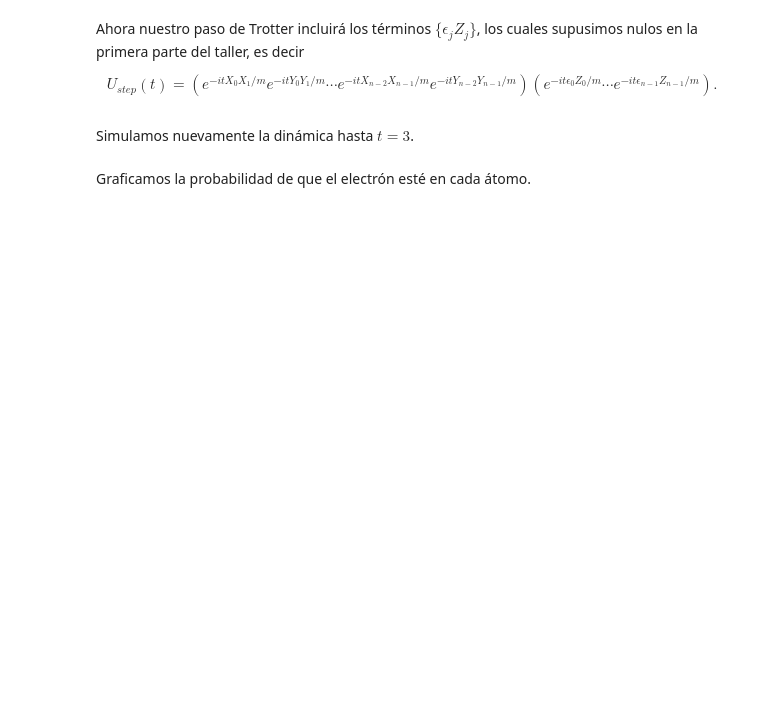
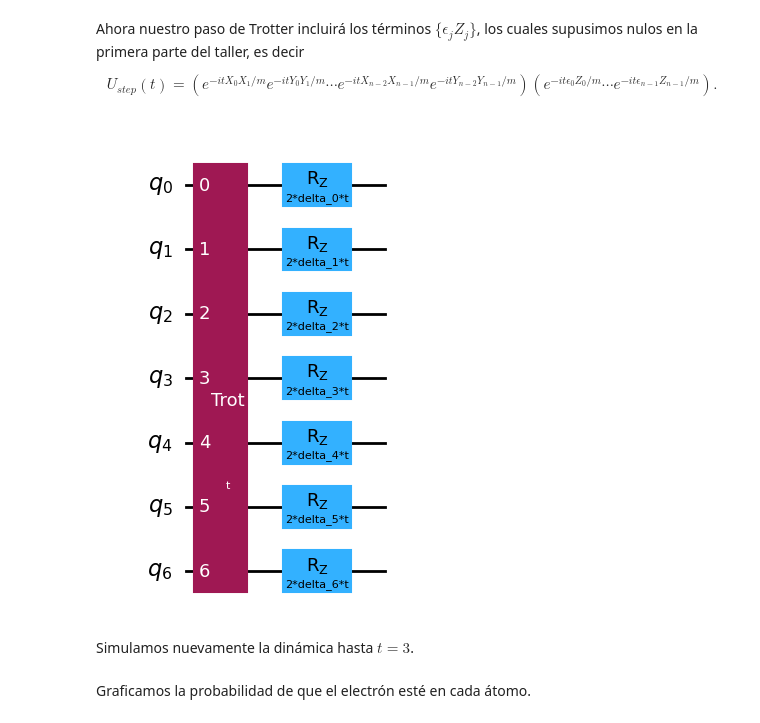
Before and after one commit to linax/App_v1, a Jupyter notebook: talleres/04_Simulacion_Cuantica_de_Localizacion_de_Anderson/Localizacion_de_Anderson.ipynb, the cells around one changed output. Saved outputs shown, nothing was run; the diff lists cells and outputs as text; code cells hidden in the pictures; blank space fills up the shorter version.

```diff
--- a/talleres/04_Simulacion_Cuantica_de_Localizacion_de_Anderson/Localizacion_de_Anderson.ipynb
+++ b/talleres/04_Simulacion_Cuantica_de_Localizacion_de_Anderson/Localizacion_de_Anderson.ipynb
@@ -442,21 +444,23 @@ $$ U_{step}(t) = \left( e^{-itX_0X_{1}/m}e^{-itY_0Y_{1}/m}\cdots e^{-itX_{n-2}X_
 # %%
 Trot_qr_disorder = QuantumRegister(num_qubits, 'q')
 Trot_qc_disorder = QuantumCircuit(Trot_qr_disorder, name='Trot disorder')
 
 Trot_qc_disorder.append(Trot_tb_gate, range(num_qubits))
 deltas = [Parameter('delta_{:d}'.format(idx)) for idx in range(num_qubits)]
 
 ### EDITAR BAJO ESTA LINEA (agregar desorden en cada qubit)
 ### Hint: .rz()
 
-
-
+for j in range(num_qubits):
+  Trot_qc_disorder.rz(2*deltas[j]*t, j)
 ### NO EDITAR BAJO ESTA LINEA
 
 # Convertir el circuito en una puerta
 Trot_disorder_gate = Trot_qc_disorder.to_instruction()
 
 Trot_qc_disorder.draw('mpl')
+# %% [output]
+[figure, added]
 # %% [markdown]
 Simulamos nuevamente la dinámica hasta $t=3$.
 # %%
```
Also changed, not shown: parts of 2 cells of this notebook.
